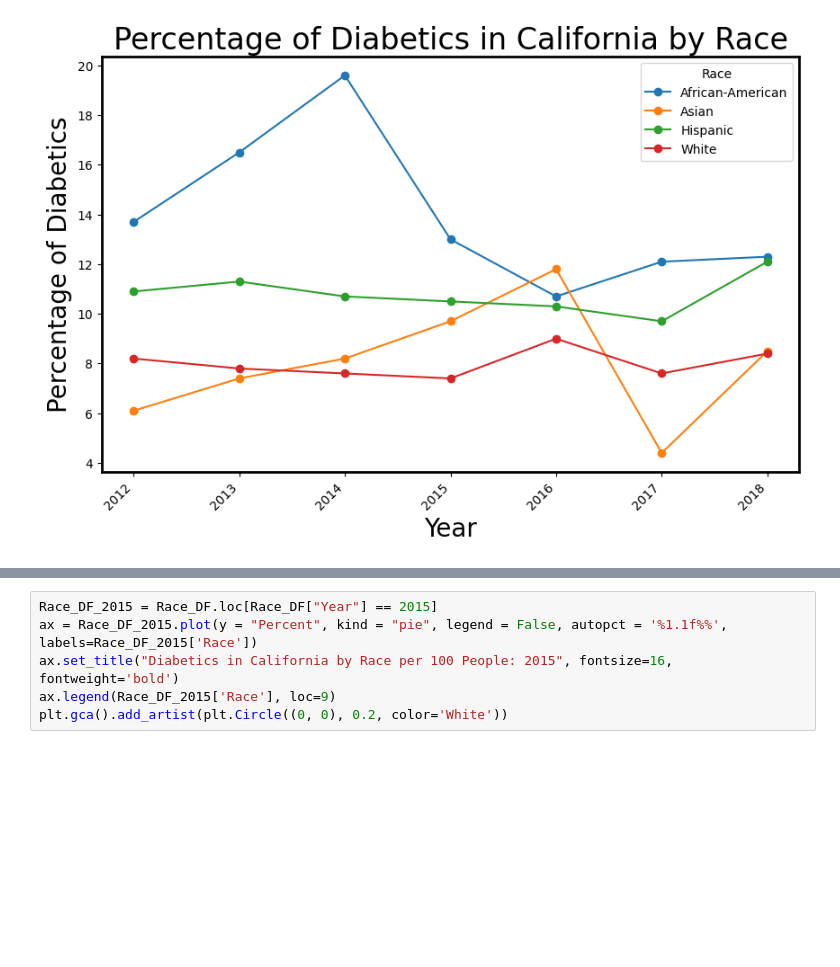
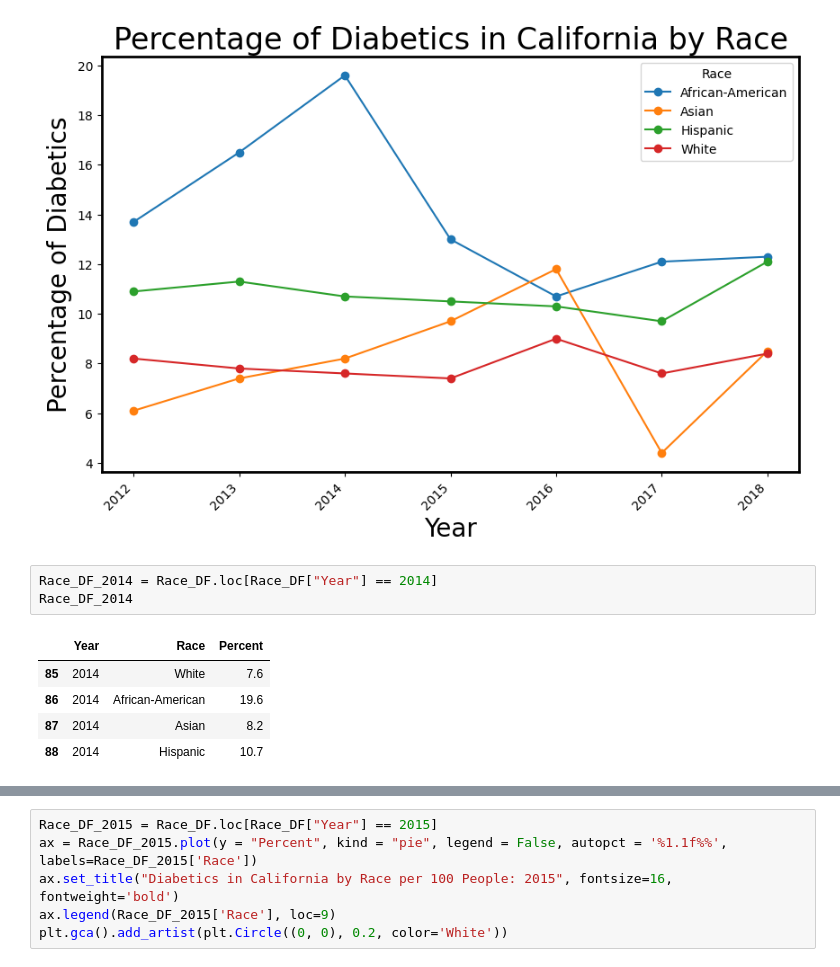
Before and after one commit to isabelmwork/Project1_Diabetes, a Jupyter notebook: Data_Race_Diabetes.ipynb, the cells around one changed output, grey strips where cells are left out. Drawn from its saved outputs; the diff is of its cells as text; blank space fills up the shorter version.

```diff
--- a/Data_Race_Diabetes.ipynb
+++ b/Data_Race_Diabetes.ipynb
@@ -88,5 +88,14 @@ plt.gca().spines['top'].set_linewidth(2)
 plt.show()
 # %% [output]
 [figure]
+# %%
+Race_DF_2014 = Race_DF.loc[Race_DF["Year"] == 2014]
+Race_DF_2014
+# %% [output]
+|  | Year | Race | Percent |
+| 85 | 2014 | White | 7.6 |
+| 86 | 2014 | African-American | 19.6 |
+| 87 | 2014 | Asian | 8.2 |
+| 88 | 2014 | Hispanic | 10.7 |
 # %%
 Race_DF_2014 = Race_DF.loc[Race_DF["Year"] == 2014]
```
Also changed, not shown: parts of 5 cells of this notebook.
